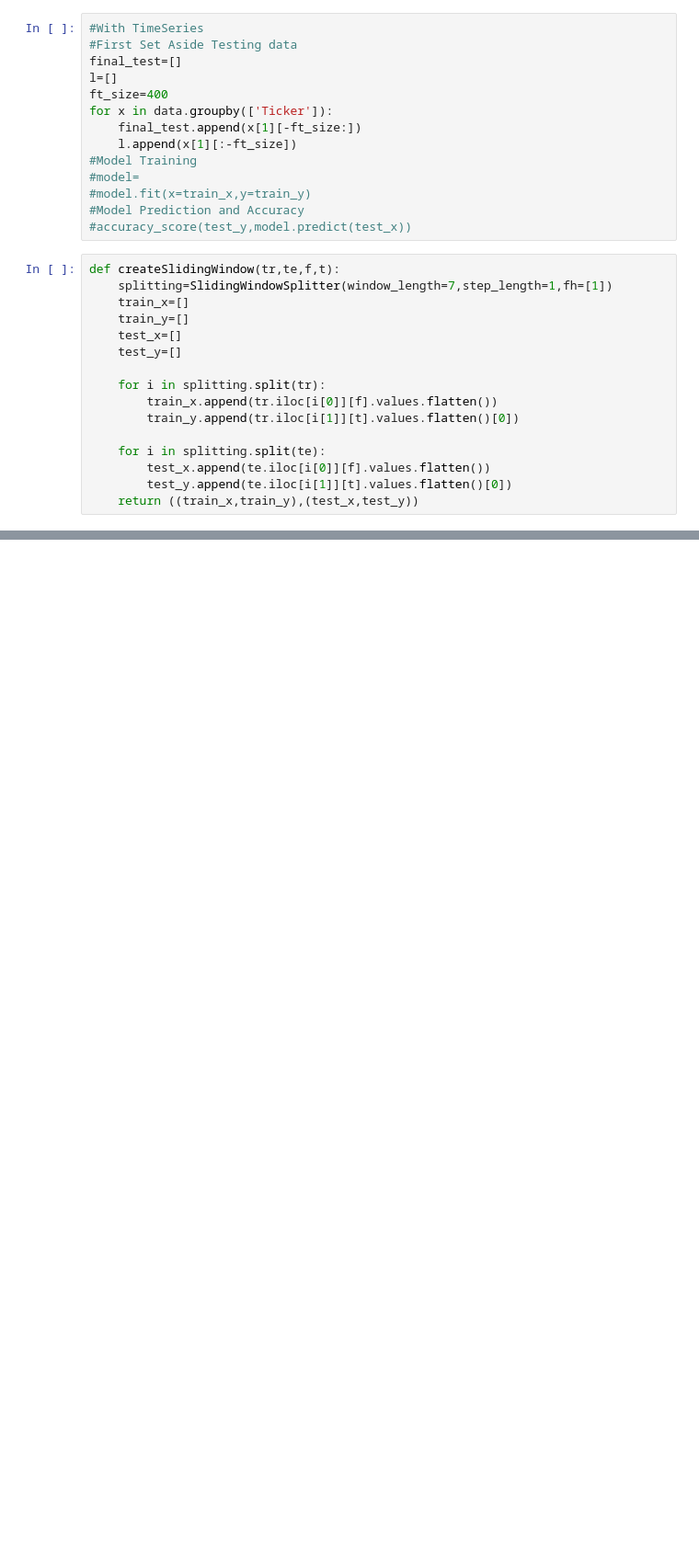
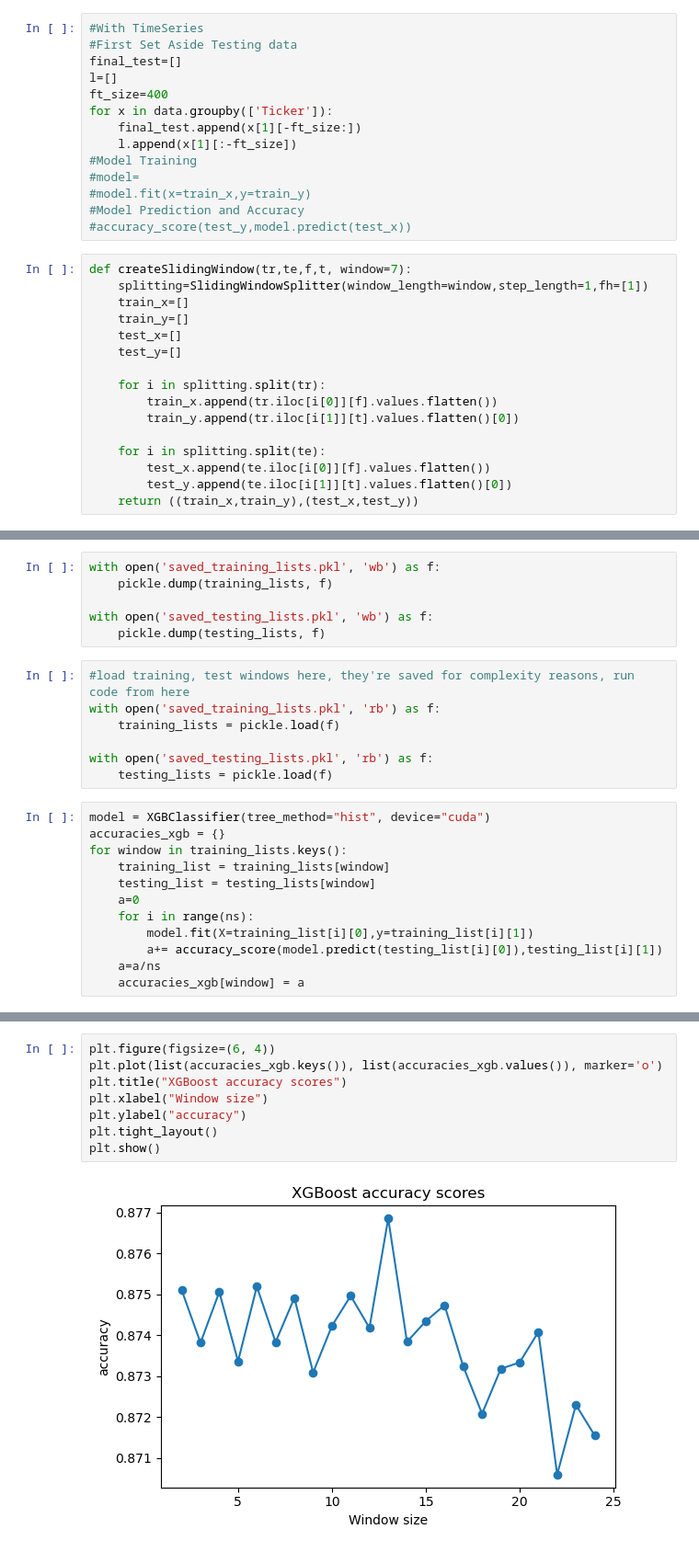
Before and after one commit to srijanrodo/erdos_regime_switch, a Jupyter notebook: template_training.ipynb, the cells around one changed output, grey strips where cells are left out. Shown: that part at 92% size. Cells and saved outputs as stored; diff of their text form; blank space fills up the shorter version.

```diff
--- a/template_training.ipynb
+++ b/template_training.ipynb
@@ -72,8 +41,8 @@ for x in data.groupby(['Ticker']):
 #Model Prediction and Accuracy
 #accuracy_score(test_y,model.predict(test_x))
 # %%
-def createSlidingWindow(tr,te,f,t):
-    splitting=SlidingWindowSplitter(window_length=7,step_length=1,fh=[1])
+def createSlidingWindow(tr,te,f,t, window=7):
+    splitting=SlidingWindowSplitter(window_length=window,step_length=1,fh=[1])
     train_x=[]
     train_y=[]
     test_x=[]
@@ -105,0 +85,25 @@ for x in l:
+# %%
+with open('saved_training_lists.pkl', 'wb') as f:
+    pickle.dump(training_lists, f)
+
+with open('saved_testing_lists.pkl', 'wb') as f:
+    pickle.dump(testing_lists, f)
+# %%
+#load training, test windows here, they're saved for complexity reasons, run code from here
+with open('saved_training_lists.pkl', 'rb') as f:
+    training_lists = pickle.load(f)
+
+with open('saved_testing_lists.pkl', 'rb') as f:
+    testing_lists = pickle.load(f)
+# %%
+model = XGBClassifier(tree_method="hist", device="cuda")
+accuracies_xgb = {}
+for window in training_lists.keys():
+    training_list = training_lists[window]
+    testing_list = testing_lists[window]
+    a=0
+    for i in range(ns):
+        model.fit(X=training_list[i][0],y=training_list[i][1])
+        a+= accuracy_score(model.predict(testing_list[i][0]),testing_list[i][1])
+    a=a/ns
+    accuracies_xgb[window] = a
@@ -106,2 +118,12 @@ for x in l:
+# %%
+plt.figure(figsize=(6, 4))
+plt.plot(list(accuracies_xgb.keys()), list(accuracies_xgb.values()), marker='o')
+plt.title("XGBoost accuracy scores")
+plt.xlabel("Window size")
+plt.ylabel("accuracy")
+plt.tight_layout()
+plt.show()
+# %% [output]
+[figure, added]
 # %%
 model_names=['ada','decisiontree']
```
Also changed, not shown: parts of 9 cells of this notebook.
